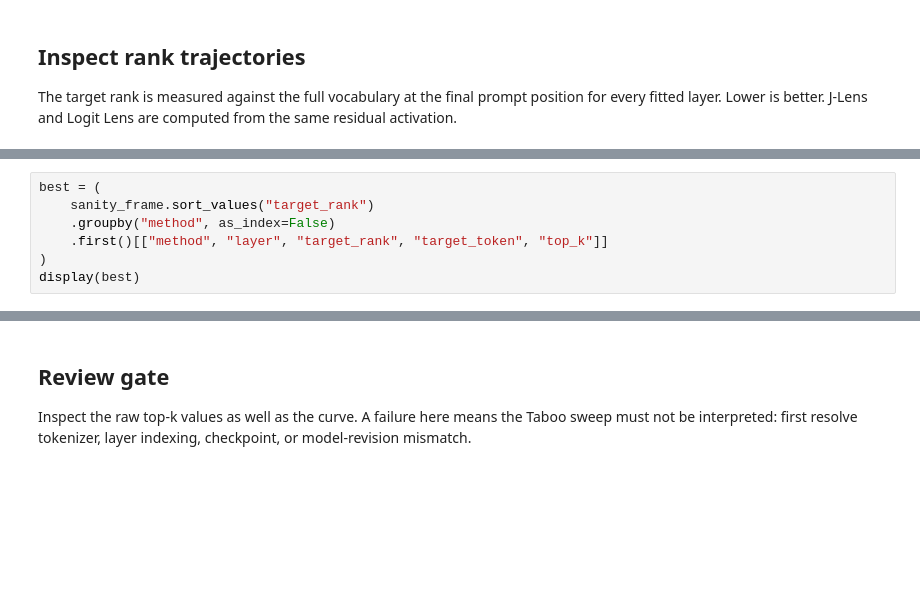
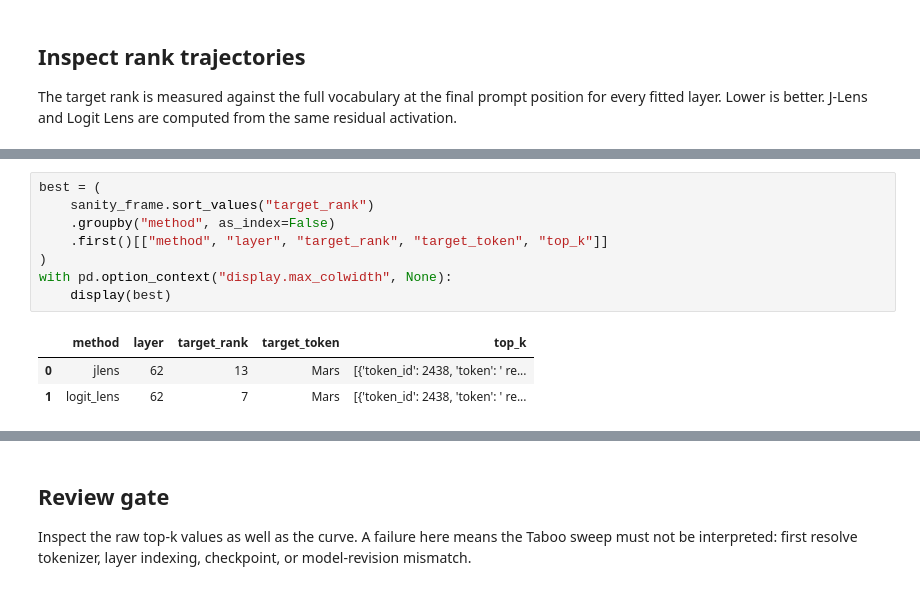
Before and after one commit to nWhovian/qwen-taboo-jlens, a Jupyter notebook: notebooks/02_base_jlens_sanity.ipynb, the cells around one changed output, grey strips where cells are left out. Cells and saved outputs as stored; diff of their text form; blank space fills up the shorter version.

```diff
--- a/notebooks/02_base_jlens_sanity.ipynb
+++ b/notebooks/02_base_jlens_sanity.ipynb
@@ -214,7 +332,12 @@ print("Figure saved:", figure_path)
 # %%
 best = (
     sanity_frame.sort_values("target_rank")
     .groupby("method", as_index=False)
     .first()[["method", "layer", "target_rank", "target_token", "top_k"]]
 )
-display(best)
+with pd.option_context("display.max_colwidth", None):
+    display(best)
+# %% [output]
+|  | method | layer | target_rank | target_token | top_k |
+| 0 | jlens | 62 | 13 | Mars | [{'token_id': 2438, 'token': ' re... |
+| 1 | logit_lens | 62 | 7 | Mars | [{'token_id': 2438, 'token': ' re... |
```
Also changed, not shown: parts of 19 cells of this notebook, 6 other files.
